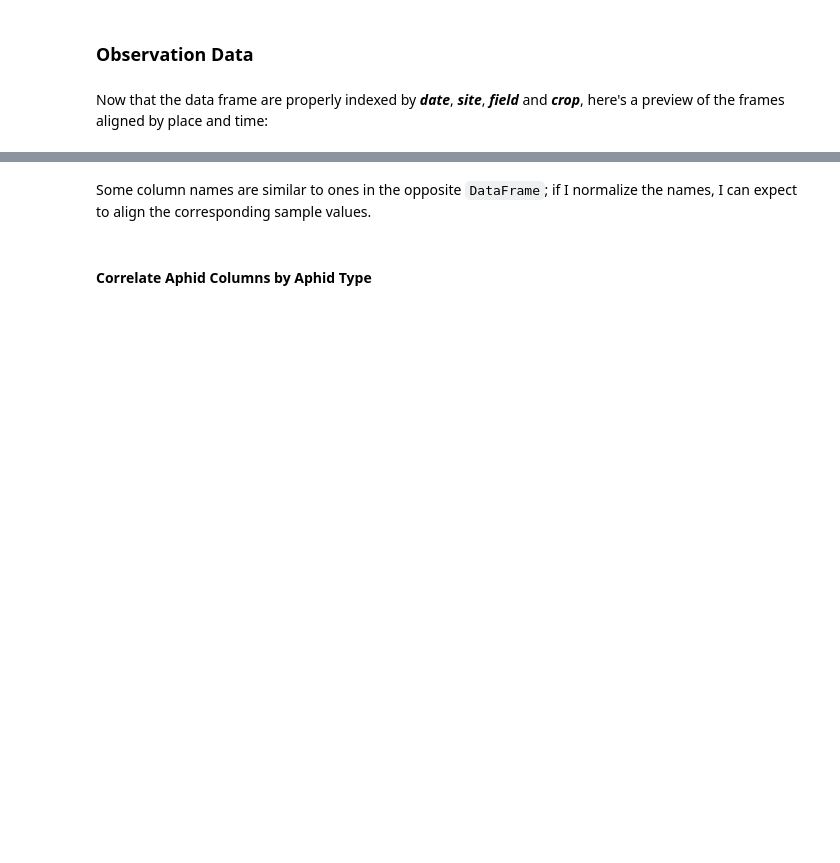
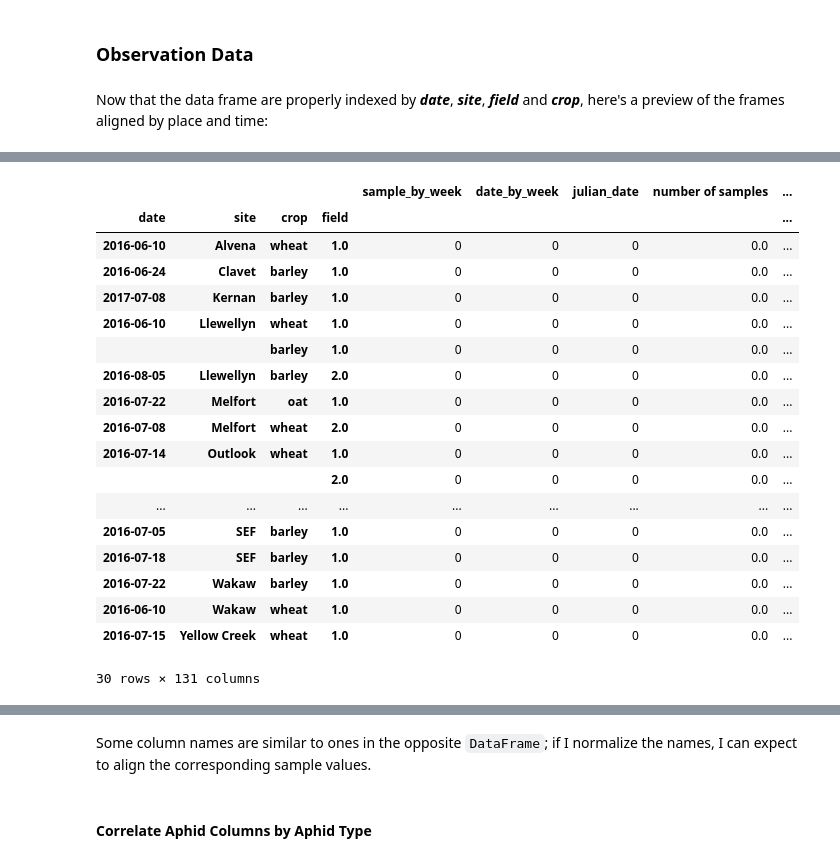
Before and after one commit to devvyn/aafc-field-data, a Jupyter notebook: notebook/projects/2016-sweep-vs-tiller/2016-sweep-vs-tiller.ipynb, the cells around one changed output, grey strips where cells are left out. Cells and saved outputs as stored; diff of their text form; code cells hidden in the pictures; blank space fills up the shorter version.

```diff
--- a/notebook/projects/2016-sweep-vs-tiller/2016-sweep-vs-tiller.ipynb
+++ b/notebook/projects/2016-sweep-vs-tiller/2016-sweep-vs-tiller.ipynb
@@ -1035,3 +1575,16 @@ emojify_boolean(
 ### Observation Data
 # %% [markdown]
 Now that the data frame are properly indexed by **_date_**, **_site_**, **_field_** and **_crop_**, here's a preview of the frames aligned by place and time:
+# %%
+pandas.options.display.max_columns = 100
+
+indices = [
+    'date',
+    'site',
+    'crop',
+    'field',
+]
+hhc, ss2 = (frame.set_index(indices) for frame in (hc, s2))
+ss2 = ss2.set_index(['distance(m)', 'id'], append=True).sum(level=[0, 1, 2, 3,])
+ss2
+# %% [output]
@@ -1037,0 +1592,19 @@ Now that the data frame are properly indexed by **_date_**, **_site_**, **_field
+|  |  |  |  | sample_by_week | date_by_week | julian_date | number of samples | ... |
+| date | site | crop | field |  |  |  |  | ... |
+| 2016-06-10 | Alvena | wheat | 1.0 | 0 | 0 | 0 | 0.0 | ... |
+| 2016-06-24 | Clavet | barley | 1.0 | 0 | 0 | 0 | 0.0 | ... |
+| 2017-07-08 | Kernan | barley | 1.0 | 0 | 0 | 0 | 0.0 | ... |
+| 2016-06-10 | Llewellyn | wheat | 1.0 | 0 | 0 | 0 | 0.0 | ... |
+|  |  | barley | 1.0 | 0 | 0 | 0 | 0.0 | ... |
+| 2016-08-05 | Llewellyn | barley | 2.0 | 0 | 0 | 0 | 0.0 | ... |
+| 2016-07-22 | Melfort | oat | 1.0 | 0 | 0 | 0 | 0.0 | ... |
+| 2016-07-08 | Melfort | wheat | 2.0 | 0 | 0 | 0 | 0.0 | ... |
+| 2016-07-14 | Outlook | wheat | 1.0 | 0 | 0 | 0 | 0.0 | ... |
+|  |  |  | 2.0 | 0 | 0 | 0 | 0.0 | ... |
+| ... | ... | ... | ... | ... | ... | ... | ... | ... |
+| 2016-07-05 | SEF | barley | 1.0 | 0 | 0 | 0 | 0.0 | ... |
+| 2016-07-18 | SEF | barley | 1.0 | 0 | 0 | 0 | 0.0 | ... |
+| 2016-07-22 | Wakaw | barley | 1.0 | 0 | 0 | 0 | 0.0 | ... |
+| 2016-06-10 | Wakaw | wheat | 1.0 | 0 | 0 | 0 | 0.0 | ... |
+| 2016-07-15 | Yellow Creek | wheat | 1.0 | 0 | 0 | 0 | 0.0 | ... |
+30 rows × 131 columns
```
Also changed, not shown: parts of 71 cells of this notebook.
